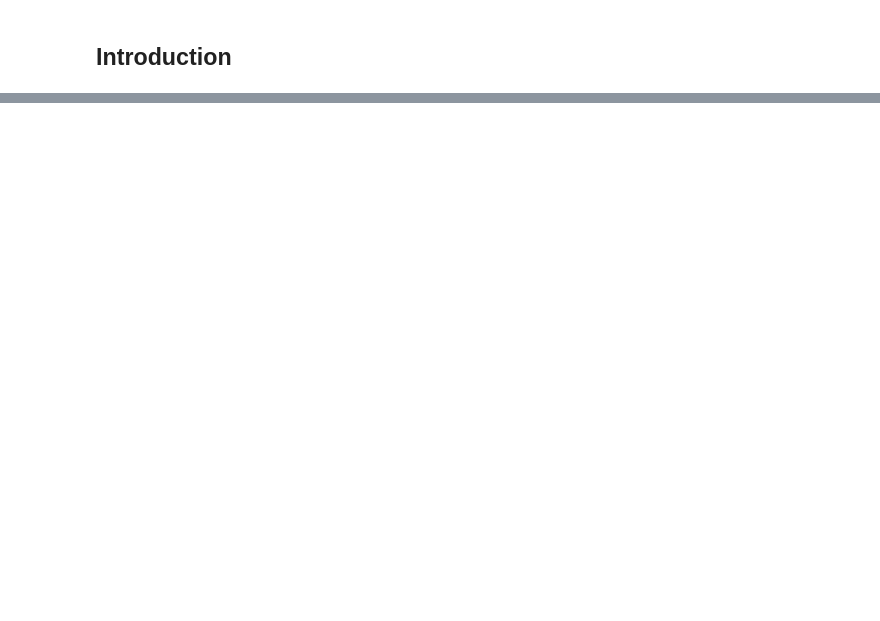
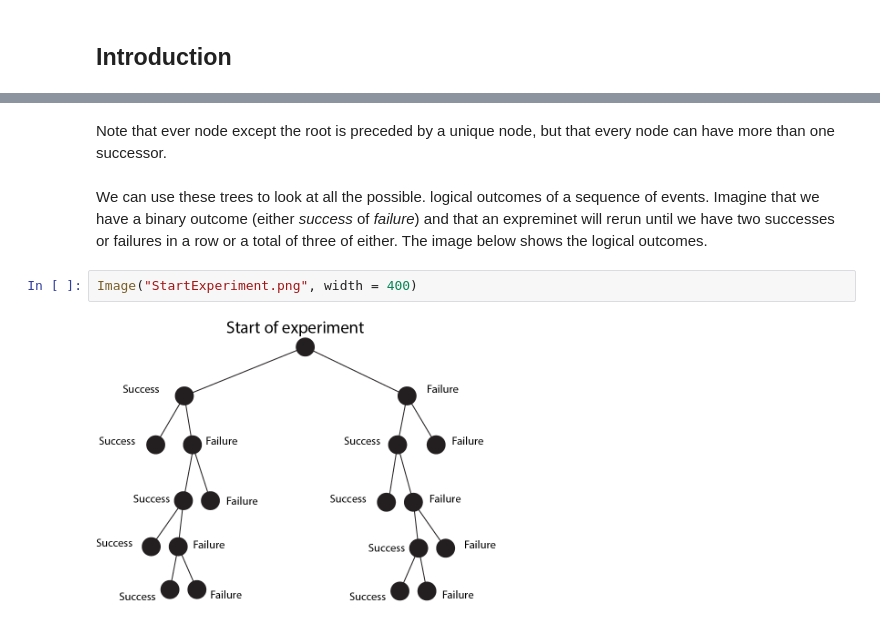
Before and after one commit to juanklopper/Discrete-Mathematics, a Jupyter notebook: Lesson 10 Directed Graphs.ipynb, the cells around one changed output, grey strips where cells are left out. Drawn from its saved outputs; the diff is of its cells as text; blank space fills up the shorter version.

```diff
--- a/Lesson 10 Directed Graphs.ipynb
+++ b/Lesson 10 Directed Graphs.ipynb
@@ -39,0 +149,8 @@ We still have a set $ V $ of vertices or nodes and a set $ E $ of edges, althoug
+# %% [markdown]
+Note that ever node except the root is preceded by a unique node, but that every node can have more than one successor.
+# %% [markdown]
+We can use these trees to look at all the possible. logical outcomes of a sequence of events.  Imagine that we have a binary outcome (either *success* of *failure*) and that an expreminet will rerun until we have two successes or failures in a row or a total of three of either.  The image below shows the logical outcomes.
+# %%
+Image("StartExperiment.png", width = 400)
+# %% [output]
+[figure, added]
```
Also changed, not shown: parts of 62 cells of this notebook, 4 other files.
